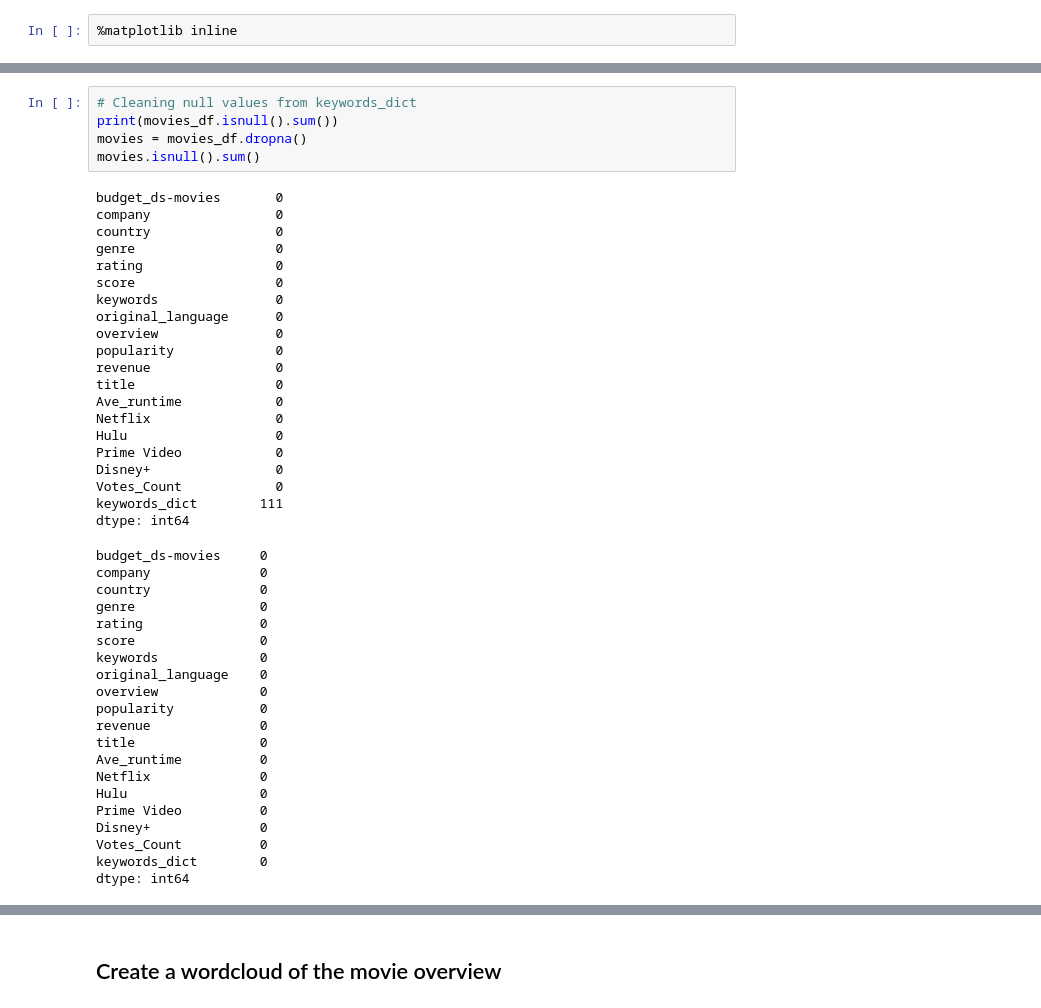
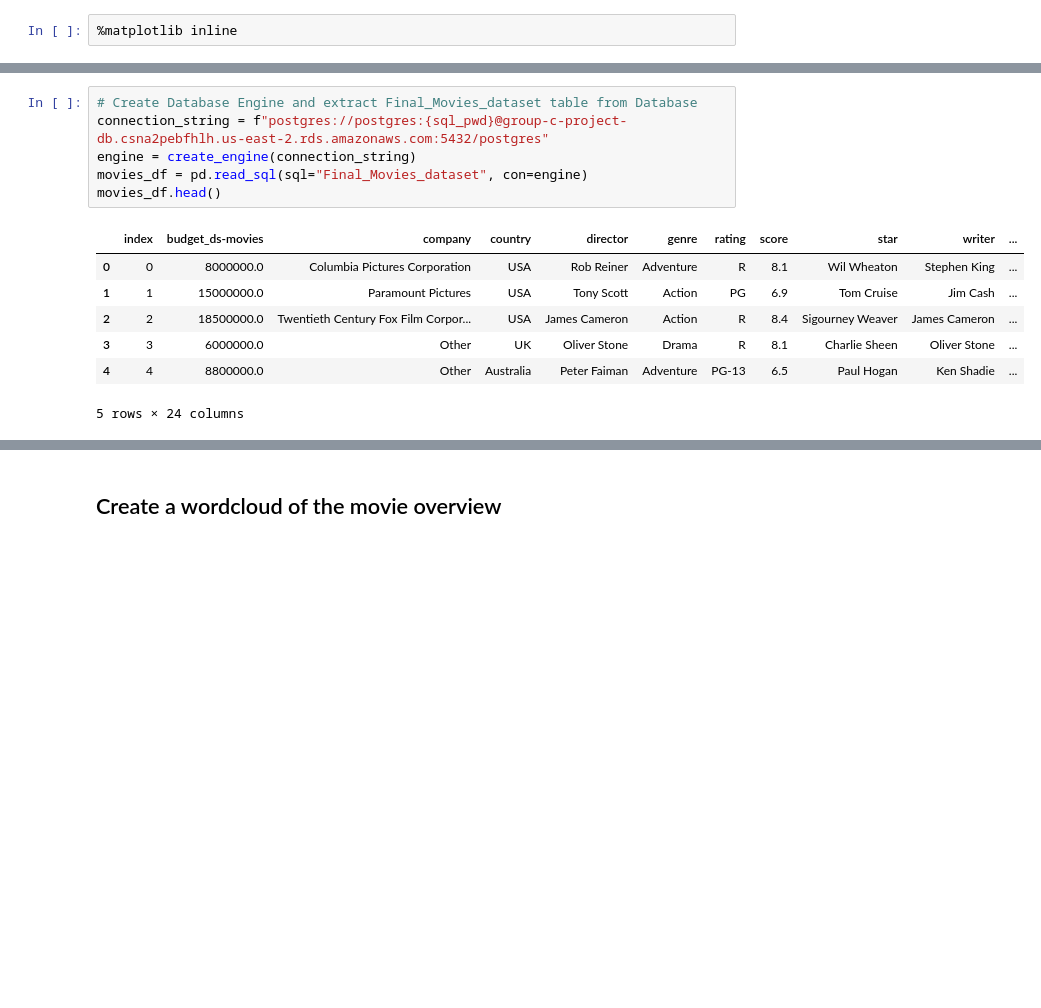
Before and after one commit to Daniel-Schroeder15/Movies_project, a Jupyter notebook: Genre_Recommendation.ipynb, the cells around one changed output, grey strips where cells are left out. Drawn from its saved outputs; the diff is of its cells as text; blank space fills up the shorter version.

```diff
--- a/Genre_Recommendation.ipynb
+++ b/Genre_Recommendation.ipynb
@@ -37,47 +15,15 @@ movies.columns.tolist()
-# %%
-# Cleaning null values from keywords_dict
-print(movies_df.isnull().sum())
-movies = movies_df.dropna()
-movies.isnull().sum()
-# %% [output]
-budget_ds-movies       0
-company                0
-country                0
-genre                  0
-rating                 0
-score                  0
-keywords               0
-original_language      0
-overview               0
-popularity             0
-revenue                0
-title                  0
-Ave_runtime            0
-Netflix                0
-Hulu                   0
-Prime Video            0
-Disney+                0
-Votes_Count            0
-keywords_dict        111
-dtype: int64
-budget_ds-movies     0
-company              0
-country              0
-genre                0
-rating               0
-score                0
-keywords             0
-original_language    0
-overview             0
-popularity           0
-revenue              0
-title                0
-Ave_runtime          0
-Netflix              0
-Hulu                 0
-Prime Video          0
-Disney+              0
-Votes_Count          0
-keywords_dict        0
-dtype: int64
+# %%
+# Create Database Engine and extract Final_Movies_dataset table from Database
+connection_string = f"postgres://postgres:{sql_pwd}@group-c-project-db.csna2pebfhlh.us-east-2.rds.amazonaws.com:5432/postgres"
+engine = create_engine(connection_string)
+movies_df = pd.read_sql(sql="Final_Movies_dataset", con=engine)
+movies_df.head()
+# %% [output]
+|  | index | budget_ds-movies | company | country | director | genre | rating | score | star | writer | ... |
+| 0 | 0 | 8000000.0 | Columbia Pictures Corporation | USA | Rob Reiner | Adventure | R | 8.1 | Wil Wheaton | Stephen King | ... |
+| 1 | 1 | 15000000.0 | Paramount Pictures | USA | Tony Scott | Action | PG | 6.9 | Tom Cruise | Jim Cash | ... |
+| 2 | 2 | 18500000.0 | Twentieth Century Fox Film Corpor... | USA | James Cameron | Action | R | 8.4 | Sigourney Weaver | James Cameron | ... |
+| 3 | 3 | 6000000.0 | Other | UK | Oliver Stone | Drama | R | 8.1 | Charlie Sheen | Oliver Stone | ... |
+| 4 | 4 | 8800000.0 | Other | Australia | Peter Faiman | Adventure | PG-13 | 6.5 | Paul Hogan | Ken Shadie | ... |
+5 rows × 24 columns
 # %% [markdown]
```
Also changed, not shown: parts of 14 cells of this notebook, 1 other file.
